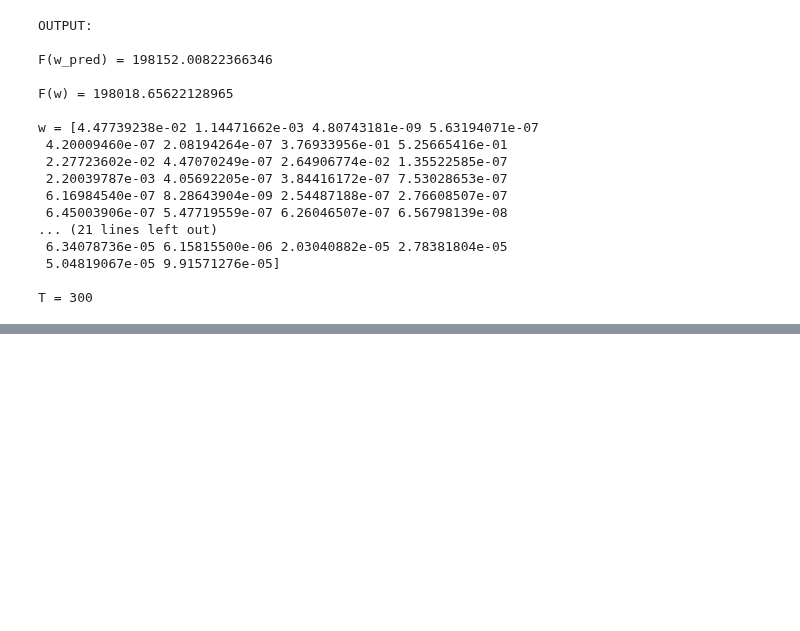
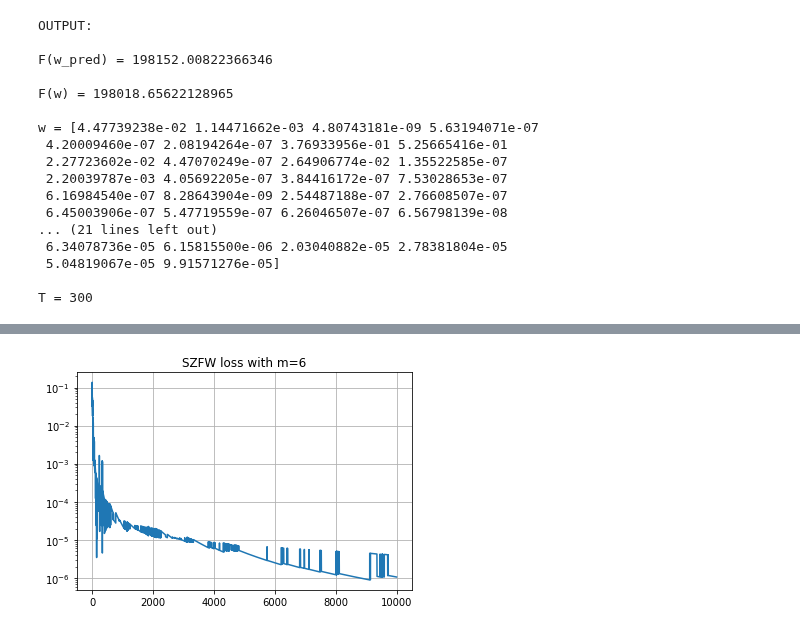
Before and after one commit to liacov/OPTproj, a Jupyter notebook: notebooks/LassoRegression.ipynb, the cells around one changed output, grey strips where cells are left out. Cells and saved outputs as stored; diff of their text form; code cells hidden in the pictures; blank space fills up the shorter version.

```diff
--- a/notebooks/LassoRegression.ipynb
+++ b/notebooks/LassoRegression.ipynb
@@ -425,3 +451,10 @@ f_ = np.load("/Users/federicomatteo/Downloads/function_dZFW_lasso.npy")
+# %%
+plt.plot(loss_stochm6/n)
+plt.yscale("log")
+plt.title("SZFW loss with m=6")
+plt.grid()
+# %% [output]
+[figure, added]
 # %%
 f_star
 # %% [output]
```
Also changed, not shown: parts of 27 cells of this notebook.
